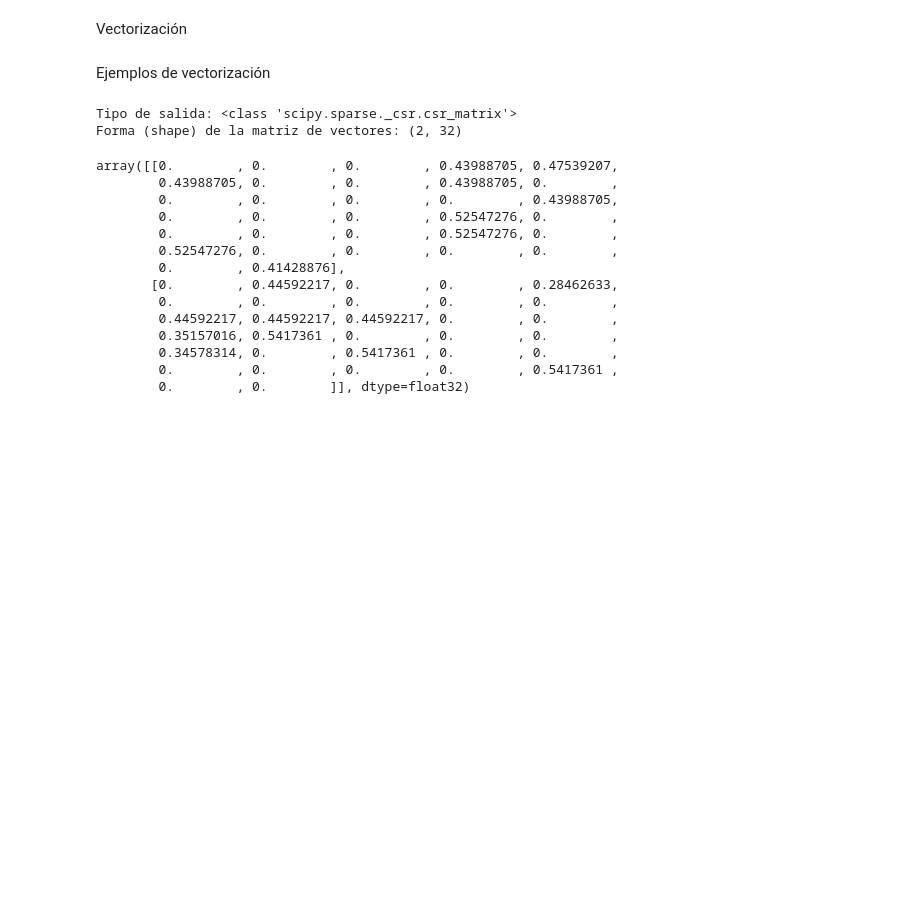
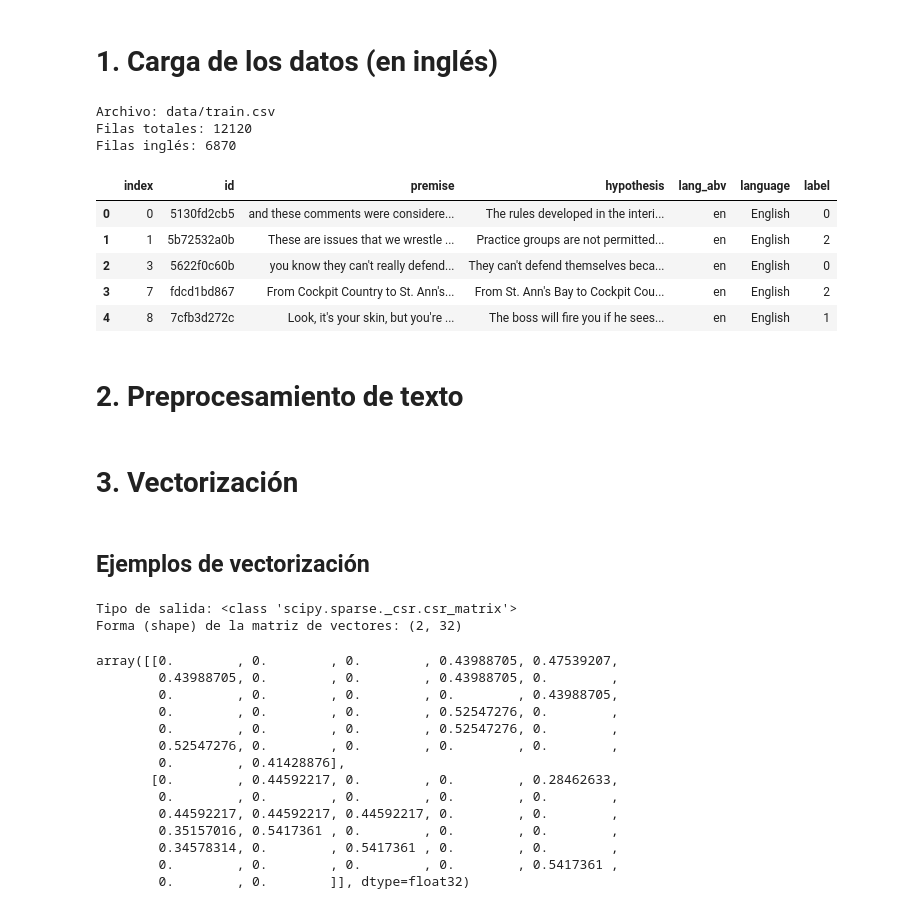
Before and after one commit to Aitor42/0-AiDea, a Jupyter notebook: project.ipynb, the cells around one changed output. Cells and saved outputs as stored; diff of their text form; code cells hidden in the pictures; blank space fills up the shorter version.

Commit message:
añadir carga de los datos y seccion de preprocesado en el notebook del proyecto

```diff
--- a/project.ipynb
+++ b/project.ipynb
@@ -1,5 +1,38 @@
+# %% [markdown]
+# 1. Carga de los datos (en inglés)
+# %%
+from pathlib import Path
+import pandas as pd
+
+columnas = ["id", "premise", "hypothesis", "lang_abv", "language", "label"]
+csv_path = Path("data/train.csv")
+
+df_train = pd.read_csv(csv_path)
+
+df_train["label"] = pd.to_numeric(df_train["label"]).astype(int)
+df_en = df_train.loc[df_train["lang_abv"].eq("en")].copy().reset_index()
+
+result_dict = {0: "entailment", 1: "neutral", 2: "contradiction"}
+
+print(f"Archivo: {csv_path}")
+print(f"Filas totales: {len(df_train)}")
+print(f"Filas inglés: {len(df_en)}")
+
+display(df_en.head())
+# %% [output]
+Archivo: data/train.csv
+Filas totales: 12120
+Filas inglés: 6870
+|  | index | id | premise | hypothesis | lang_abv | language | label |
+| 0 | 0 | 5130fd2cb5 | and these comments were considere... | The rules developed in the interi... | en | English | 0 |
+| 1 | 1 | 5b72532a0b | These are issues that we wrestle ... | Practice groups are not permitted... | en | English | 2 |
+| 2 | 3 | 5622f0c60b | you know they can't really defend... | They can't defend themselves beca... | en | English | 0 |
+| 3 | 7 | fdcd1bd867 | From Cockpit Country to St. Ann's... | From St. Ann's Bay to Cockpit Cou... | en | English | 2 |
+| 4 | 8 | 7cfb3d272c | Look, it's your skin, but you're ... | The boss will fire you if he sees... | en | English | 1 |
+# %% [markdown]
+# 2. Preprocesamiento de texto
 # %% [markdown]
-Vectorización
+# 3. Vectorización
 # %%
 import numpy as np
 import pandas as pd
@@ -377,7 +410,7 @@ class NLITextVectorizer(BaseEstimator, TransformerMixin):
 
         raise ValueError("Método no implementado.")
 # %% [markdown]
-Ejemplos de vectorización
+## Ejemplos de vectorización
 # %%
 df_train = pd.DataFrame({
     "premise": [
```
Also changed, not shown: 1 other file.
